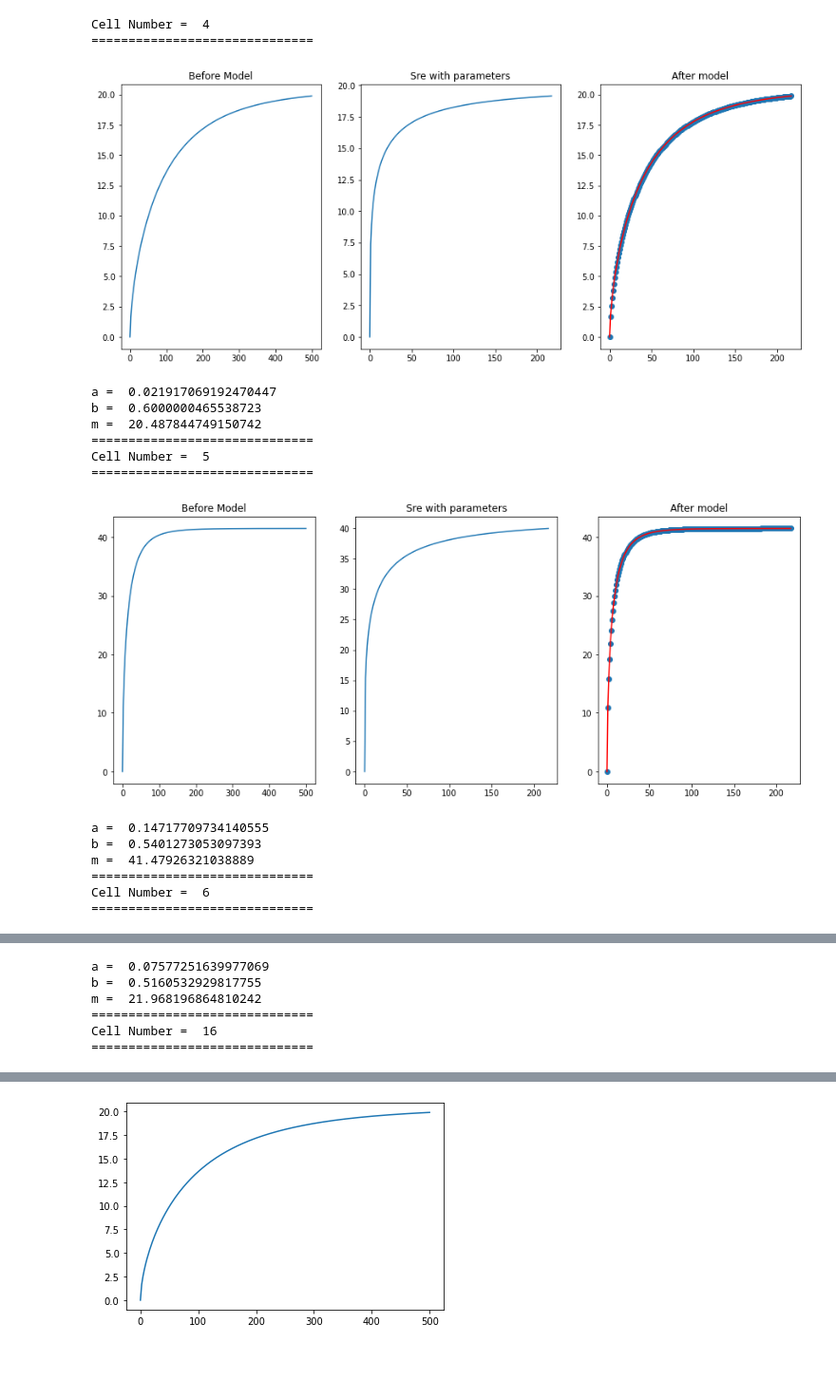
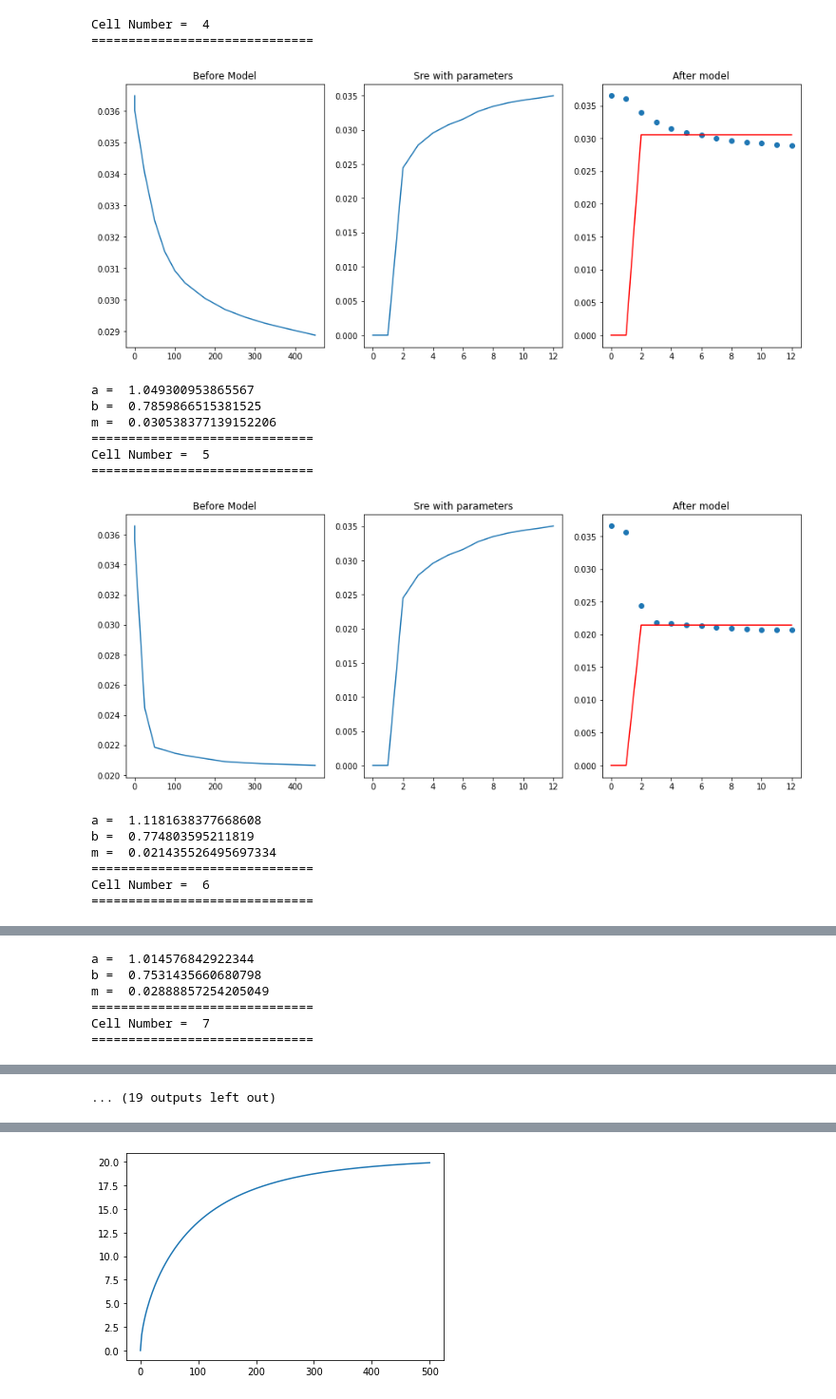
Before and after one commit to TravelReddy/SRE-Updates, a Jupyter notebook: sre-optimize-r2py.ipynb, the cells around one changed output, grey strips where cells are left out. Shown at 95% size. Saved outputs shown, nothing was run; the diff lists cells and outputs as text; code cells hidden in the pictures; blank space fills up the shorter version.

```diff
--- a/sre-optimize-r2py.ipynb
+++ b/sre-optimize-r2py.ipynb
@@ -19,0 +9,10 @@ test = pd.read_csv('./cells1.csv')
+# %%
+
+# test = pd.read_csv('./cells1.csv')
+test = pd.read_excel('./P462_summary (003)_final.xlsx',sheet_name='eoc_eod_ce')
+# %%
+# test1 =  test[['cycle','cell','abs_cap_cover20']]
+test1 = pd.DataFrame()
+test1['cycles'] = test['cycle']
+test1['capacity'] = test['abs_cap_cover20']
+test1['cell'] = test['cell']
@@ -32,13 +47,13 @@ def sre_fit(parm,capacity,cycles):
     result = np.sqrt(np.mean((capacity-pred_val)**2))
     return result
 # %%
-def sre_optimize(dataset,cellnumber):
-    capacity = test['capacity'][test['cell']==cellnumber]
+def sre_optimize(dataset,cellnumber,a,b):
+    capacity = dataset['capacity'][dataset['cell']==cellnumber]
     capacity = capacity.reset_index(drop=True)
-    cycles = test['cycles'][test['cell']==cellnumber]
+    cycles = dataset['cycles'][dataset['cell']==cellnumber]
     cycles = cycles.reset_index(drop=True)
 
-    parm = np.c_[0.2,0.3,max(capacity)][0]
+    parm = np.c_[a,b,max(capacity)][0]
 
     plt.figure(figsize=(15,6))
 
@@ -57,27 +72,38 @@ def sre_optimize(dataset,cellnumber):
     plt.title("After model")
     plt.show()
     return fit.x
+# %%
+# a = np.linspace(0,0.2,2)
+# b = np.linspace(0.3,0.7,2)
+a = [0.2]
+b = [0.3]
 # %%
+final_df = pd.DataFrame(columns=['cell','a','b','m'])
 for i in test.cell.unique():
-    print("Cell Number = ",i)
-    print("="*30)
-    output_params = sre_optimize(dataset=test,cellnumber=i)
-    print("a = ",output_params[0],"\nb = ",output_params[1],"\nm = ",output_params[2])
-    print("="*30)
+    for aval in a:
+        for bval in b:
+            print("Cell Number = ",i)
+            print("="*30)
+            output_params = sre_optimize(dataset=test1,cellnumber=i,a=aval,b=bval)
+            sample_df = pd.DataFrame({'cell':i,'a':abs(output_params[0]),'b':abs(output_params[1]),'m':abs(output_params[2])},index=[1])
+            final_df = pd.concat([final_df,sample_df])
+            print("a = ",abs(output_params[0]),"\nb = ",abs(output_params[1]),"\nm = ",abs(output_params[2]))
+            print("="*30)
+final_df.reset_index(drop=True,inplace=True)
 # %% [output]
 Cell Number =  4
 ==============================
-[figure, old version]
+[figure, new version]
-a =  0.021917069192470447
-b =  0.6000000465538723
-m =  20.487844749150742
+a =  1.049300953865567
+b =  0.7859866515381525
+m =  0.030538377139152206
 ==============================
 Cell Number =  5
 ==============================
-[figure, old version]
+[figure, new version]
-a =  0.14717709734140555
-b =  0.5401273053097393
-m =  41.47926321038889
+a =  1.1181638377668608
+b =  0.774803595211819
+m =  0.021435526495697334
 ==============================
 Cell Number =  6
 ==============================
@@ -85,6 +111,6 @@ Cell Number =  6
-a =  0.07577251639977069
-b =  0.5160532929817755
-m =  21.968196864810242
+a =  1.014576842922344
+b =  0.7531435660680798
+m =  0.02888857254205049
 ==============================
-Cell Number =  16
+Cell Number =  7
 ==============================
@@ -95,0 +132 @@ m =  9.649862182996197
+... (19 outputs left out)
```
Also changed, not shown: parts of 19 cells of this notebook.
